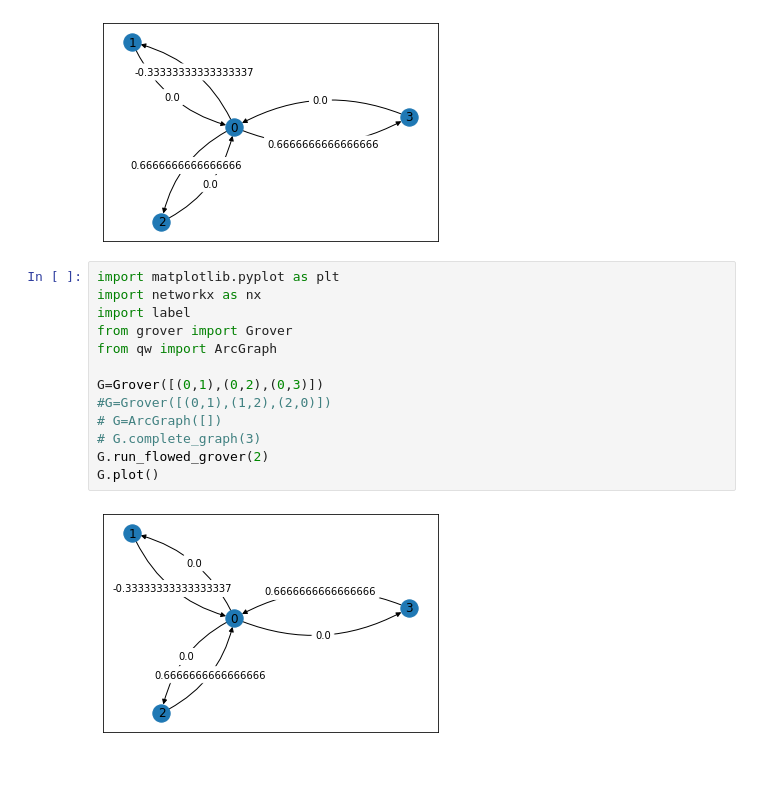
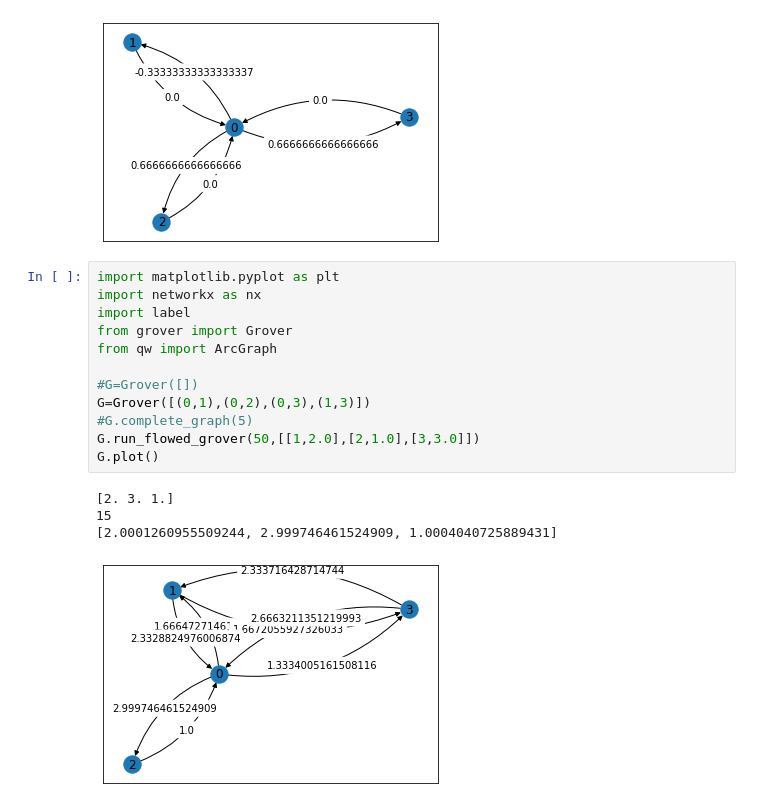
Before and after one commit to Tshou1219/qba, a Jupyter notebook: main.ipynb, the cells around one changed output. Cells and saved outputs as stored; diff of their text form; blank space fills up the shorter version.

```diff
--- a/main.ipynb
+++ b/main.ipynb
@@ -96,15 +96,17 @@ label.my_draw_networkx_edge_labels(G, pos, ax=ax, edge_labels=curved_edge_labels
 # %%
 import matplotlib.pyplot as plt
 import networkx as nx
 import label
 from grover import Grover
 from qw import ArcGraph
 
-G=Grover([(0,1),(0,2),(0,3)])
-#G=Grover([(0,1),(1,2),(2,0)])
-# G=ArcGraph([])
-# G.complete_graph(3)
-G.run_flowed_grover(2)
+#G=Grover([])
+G=Grover([(0,1),(0,2),(0,3),(1,3)])
+#G.complete_graph(5)
+G.run_flowed_grover(50,[[1,2.0],[2,1.0],[3,3.0]])
 G.plot()
 # %% [output]
+[2. 3. 1.]
+15
+[2.0001260955509244, 2.999746461524909, 1.0004040725889431]
-[figure, old version]
+[figure, new version]
```
Also changed, not shown: parts of 1 cell of this notebook, 2 other files.
